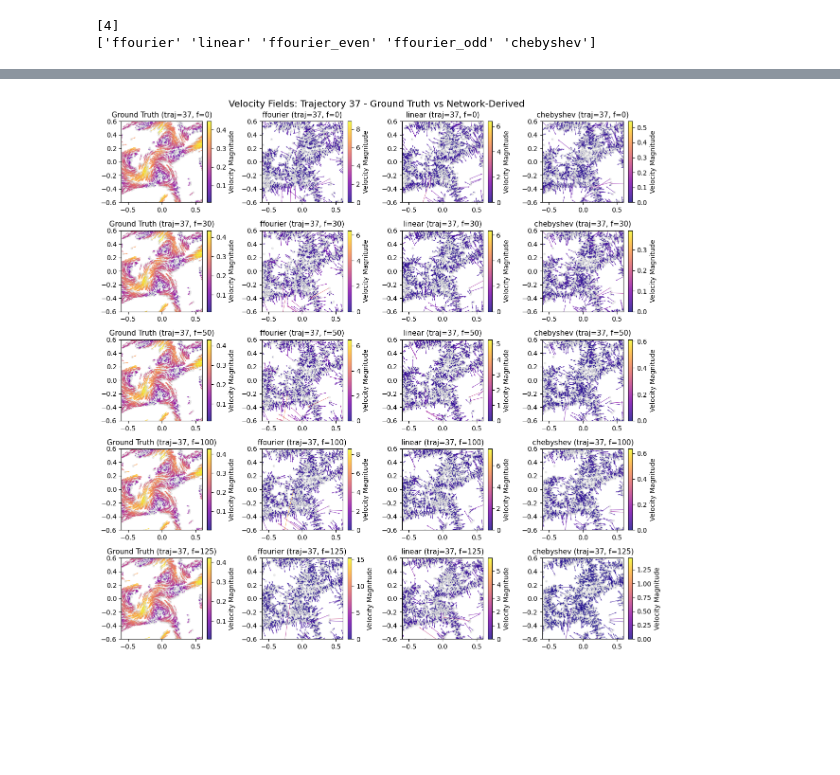
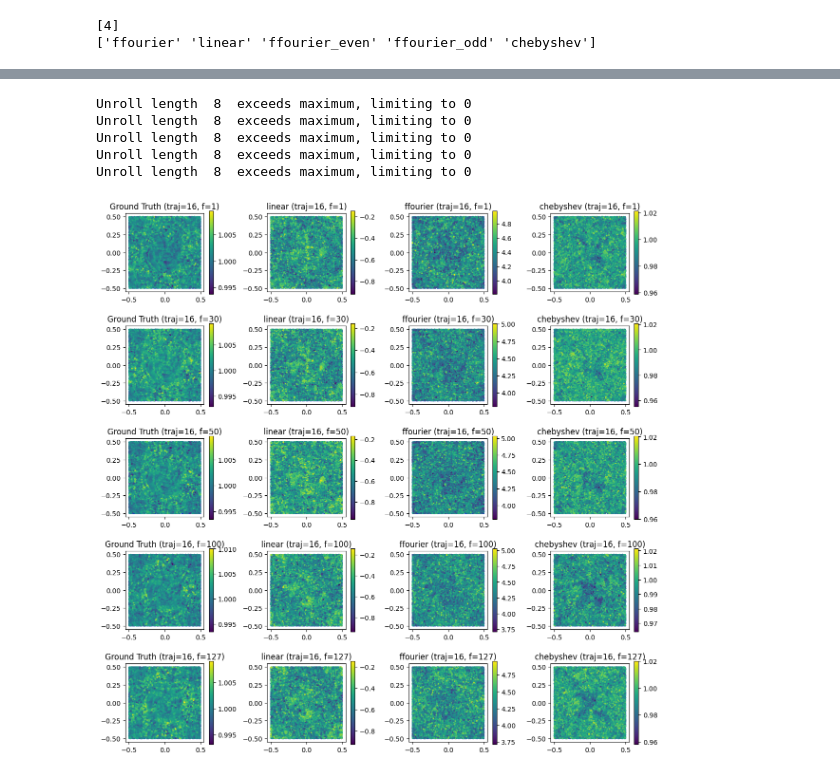
Before and after one commit to Y-Yosu/Physics_Emulators_using_Continuous_Convolutions, a Jupyter notebook: SFBC/notebooks_training/training_SFBC_TGV.ipynb, the cells around one changed output, grey strips where cells are left out. Saved outputs shown, nothing was run; the diff lists cells and outputs as text; code cells hidden in the pictures; blank space fills up the shorter version.

```diff
--- a/SFBC/notebooks_training/training_SFBC_TGV.ipynb
+++ b/SFBC/notebooks_training/training_SFBC_TGV.ipynb
@@ -237,7 +427,7 @@ for basis_name, model in models_dict.items():
 # %%
 from model_utils import load_models_for_visualization
 
-save_dir = "/home/yusuf/Physics_Emulators_using_Continuous_Convolutions/models/SFBC_TGV/default"
+save_dir = "/home/yusuf/Physics_Emulators_using_Continuous_Convolutions/models/SFBC_TGV/density_correlation/default"
 
 models_dict, hyperParameterDict = load_models_for_visualization(save_dir)
 # %% [output]
@@ -321,9 +517,8 @@ Unroll length  1  exceeds maximum, limiting to 0
  'parameterCount': 16}
 # %%
-frames_to_plot = [0, 30, 50, 100, 125]
+frames_to_plot = [1, 30, 50, 100, 127]
 figsize = (12, 12)
-frame_idx = 38
-
+frame_idx = 16
 
 print(f"Available models: {list(models_dict.keys())}")
 print(f"Plotting frames: {frames_to_plot}")
@@ -351,11 +530,16 @@ Unroll length  8  exceeds maximum, limiting to 0
-# %%
-visualize_network_derived_velocities(
-    models_dict=models_dict,
-    ds=test_ds,
-    hyperParameterDict=hyperParameterDict,
-    frames=frames_to_plot,
-    trajectory_index=frame_idx,
-    figsize=figsize
-)
-# %% [output]
-[figure, removed]
+# %%
+visualize_density_comparison_sph(models_dict=models_dict,
+    ds=test_ds,
+    hyperParameterDict=hyperParameterDict,
+    frames=frames_to_plot,
+    trajectory_index=frame_idx,
+    figsize=figsize,
+    frames_per_trajectory=128
+)
+# %% [output]
+Unroll length  8  exceeds maximum, limiting to 0
+Unroll length  8  exceeds maximum, limiting to 0
+Unroll length  8  exceeds maximum, limiting to 0
+Unroll length  8  exceeds maximum, limiting to 0
+Unroll length  8  exceeds maximum, limiting to 0
+[figure, added]
```
Also changed, not shown: parts of 11 cells of this notebook, 38 other files.
